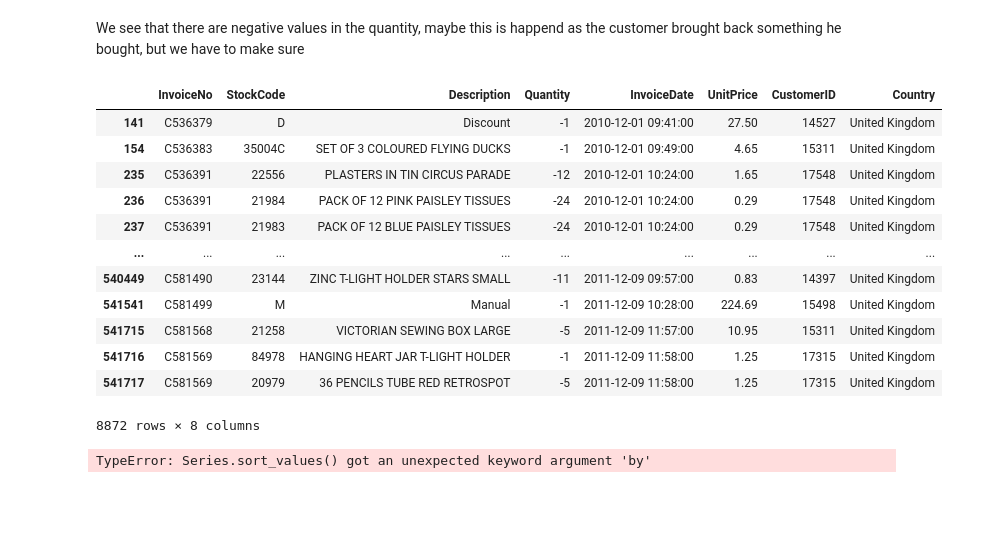
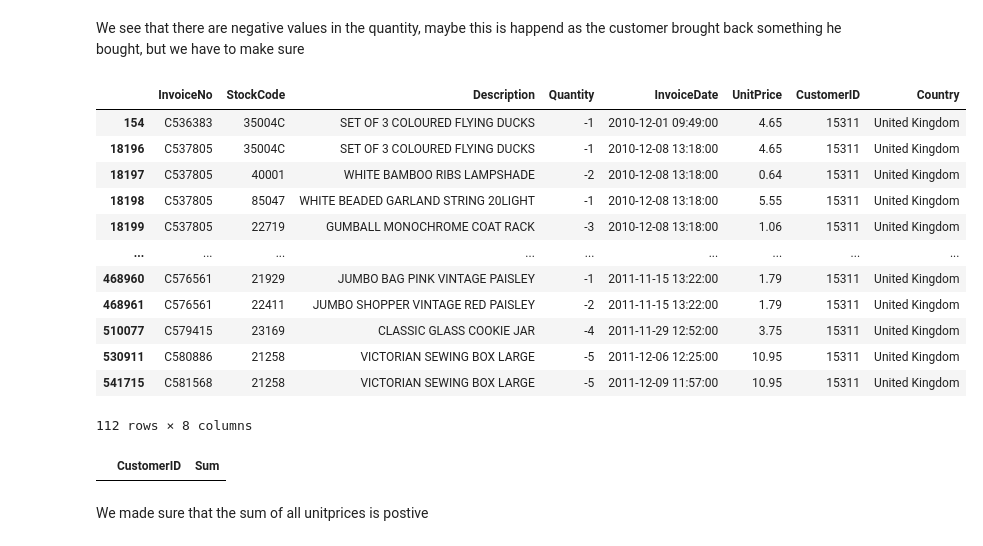
Before and after one commit to Abdelrahman2030/online_retail_customer_segmentation, a Jupyter notebook: exploring.ipynb, the cells around one changed output. Drawn from its saved outputs; the diff is of its cells as text; code cells hidden in the pictures; blank space fills up the shorter version.

Commit message:
Added additional feauters and created customer profile data set

```diff
--- a/exploring.ipynb
+++ b/exploring.ipynb
@@ -246,24 +258,19 @@ df.describe()
 # %% [markdown]
 We see that there are negative values in the quantity, maybe this is happend as the customer brought back something he bought, but we have to make sure
 # %%
-df[df["Quantity"] < 0]
+negative_df = df[df["Quantity"] < 0]
+negative_df[negative_df["CustomerID"] == "15311"]
 # %% [output]
 |  | InvoiceNo | StockCode | Description | Quantity | InvoiceDate | UnitPrice | CustomerID | Country |
-| 141 | C536379 | D | Discount | -1 | 2010-12-01 09:41:00 | 27.50 | 14527 | United Kingdom |
 | 154 | C536383 | 35004C | SET OF 3 COLOURED FLYING DUCKS | -1 | 2010-12-01 09:49:00 | 4.65 | 15311 | United Kingdom |
-| 235 | C536391 | 22556 | PLASTERS IN TIN CIRCUS PARADE | -12 | 2010-12-01 10:24:00 | 1.65 | 17548 | United Kingdom |
-| 236 | C536391 | 21984 | PACK OF 12 PINK PAISLEY TISSUES | -24 | 2010-12-01 10:24:00 | 0.29 | 17548 | United Kingdom |
-| 237 | C536391 | 21983 | PACK OF 12 BLUE PAISLEY TISSUES | -24 | 2010-12-01 10:24:00 | 0.29 | 17548 | United Kingdom |
+| 18196 | C537805 | 35004C | SET OF 3 COLOURED FLYING DUCKS | -1 | 2010-12-08 13:18:00 | 4.65 | 15311 | United Kingdom |
+| 18197 | C537805 | 40001 | WHITE BAMBOO RIBS LAMPSHADE | -2 | 2010-12-08 13:18:00 | 0.64 | 15311 | United Kingdom |
+| 18198 | C537805 | 85047 | WHITE BEADED GARLAND STRING 20LIGHT | -1 | 2010-12-08 13:18:00 | 5.55 | 15311 | United Kingdom |
+| 18199 | C537805 | 22719 | GUMBALL MONOCHROME COAT RACK | -3 | 2010-12-08 13:18:00 | 1.06 | 15311 | United Kingdom |
 | ... | ... | ... | ... | ... | ... | ... | ... | ... |
-| 540449 | C581490 | 23144 | ZINC T-LIGHT HOLDER STARS SMALL | -11 | 2011-12-09 09:57:00 | 0.83 | 14397 | United Kingdom |
-| 541541 | C581499 | M | Manual | -1 | 2011-12-09 10:28:00 | 224.69 | 15498 | United Kingdom |
+| 468960 | C576561 | 21929 | JUMBO BAG PINK VINTAGE PAISLEY | -1 | 2011-11-15 13:22:00 | 1.79 | 15311 | United Kingdom |
+| 468961 | C576561 | 22411 | JUMBO SHOPPER VINTAGE RED PAISLEY | -2 | 2011-11-15 13:22:00 | 1.79 | 15311 | United Kingdom |
+| 510077 | C579415 | 23169 | CLASSIC GLASS COOKIE JAR | -4 | 2011-11-29 12:52:00 | 3.75 | 15311 | United Kingdom |
+| 530911 | C580886 | 21258 | VICTORIAN SEWING BOX LARGE | -5 | 2011-12-06 12:25:00 | 10.95 | 15311 | United Kingdom |
 | 541715 | C581568 | 21258 | VICTORIAN SEWING BOX LARGE | -5 | 2011-12-09 11:57:00 | 10.95 | 15311 | United Kingdom |
-| 541716 | C581569 | 84978 | HANGING HEART JAR T-LIGHT HOLDER | -1 | 2011-12-09 11:58:00 | 1.25 | 17315 | United Kingdom |
-| 541717 | C581569 | 20979 | 36 PENCILS TUBE RED RETROSPOT | -5 | 2011-12-09 11:58:00 | 1.25 | 17315 | United Kingdom |
-8872 rows × 8 columns
+112 rows × 8 columns
-# %%
-df[df["CustomerID"] == "15498"].duplicated(keep=False).sort_values(
-    by=df.columns.tolist()
-)
-# %% [output]
-TypeError: Series.sort_values() got an unexpected keyword argument 'by'
@@ -269,0 +289,6 @@ TypeError: Series.sort_values() got an unexpected keyword argument 'by'
+# %%
+sumed_df[sumed_df["Sum"] < 0]
+# %% [output]
+|  | CustomerID | Sum |
+# %% [markdown]
+We made sure that the sum of all unitprices is postive
```
Also changed, not shown: parts of 22 cells of this notebook, 1 other file.
